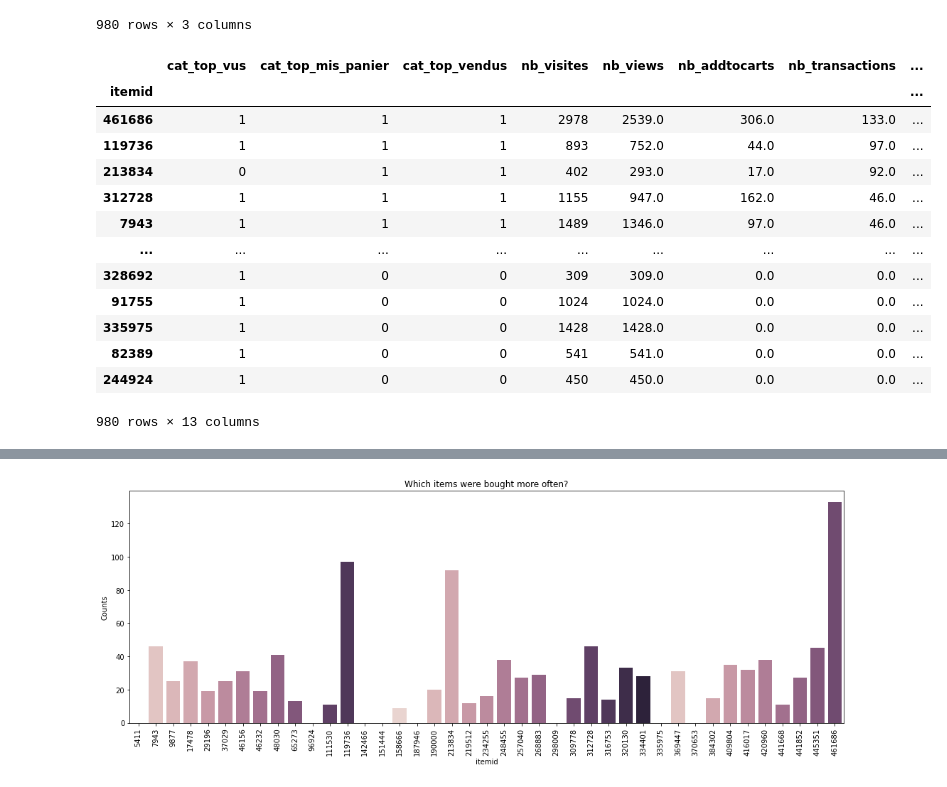
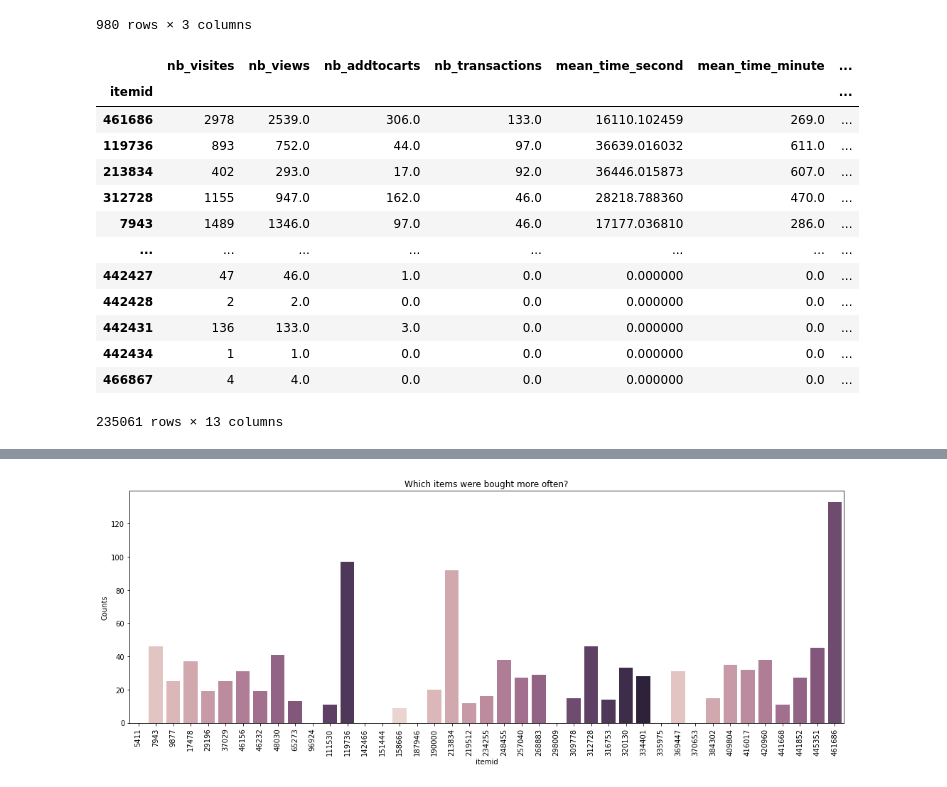
Before and after one commit to soopajot/eCommerce_Customer_Behavior, a Jupyter notebook: time_transaction_items.ipynb, the cells around one changed output, grey strips where cells are left out. Drawn from its saved outputs; the diff is of its cells as text; code cells hidden in the pictures.

Commit message:
update items

```diff
--- a/time_transaction_items.ipynb
+++ b/time_transaction_items.ipynb
@@ -252,21 +272,29 @@ top_produits
 | 466109 | 0 | 0 | 1 |
 980 rows × 3 columns
 # %%
-top_produits_merged = pd.merge(top_produits, time_mean_item, left_index=True, right_index=True, how='left')
+## MERGE LES TABLEAUX
+#top_produits_merged = pd.merge(top_produits, time_mean_item, left_index=True, right_index=True, how='left')
+
+#time_mean_item = time_mean_item.fillna(0)
+top_produits_merged = pd.merge(time_mean_item, top_produits, left_index=True, right_index=True, how='left')
 top_produits_merged = top_produits_merged.sort_values(by=['nb_transactions'], ascending=False)
+top_produits_merged = top_produits_merged.fillna(0)
 top_produits_merged
+
+#top_produits_merged['cat_star'] = top_produits_merged['cat_top_vus'].astype(int) + top_produits_merged['cat_top_mis_panier'].astype(int) + top_produits_merged['cat_top_vendus'].astype(int)
+#top_produits_merged
 # %% [output]
-|  | cat_top_vus | cat_top_mis_panier | cat_top_vendus | nb_visites | nb_views | nb_addtocarts | nb_transactions | ... |
-| itemid |  |  |  |  |  |  |  | ... |
-| 461686 | 1 | 1 | 1 | 2978 | 2539.0 | 306.0 | 133.0 | ... |
-| 119736 | 1 | 1 | 1 | 893 | 752.0 | 44.0 | 97.0 | ... |
-| 213834 | 0 | 1 | 1 | 402 | 293.0 | 17.0 | 92.0 | ... |
-| 312728 | 1 | 1 | 1 | 1155 | 947.0 | 162.0 | 46.0 | ... |
-| 7943 | 1 | 1 | 1 | 1489 | 1346.0 | 97.0 | 46.0 | ... |
-| ... | ... | ... | ... | ... | ... | ... | ... | ... |
-| 328692 | 1 | 0 | 0 | 309 | 309.0 | 0.0 | 0.0 | ... |
-| 91755 | 1 | 0 | 0 | 1024 | 1024.0 | 0.0 | 0.0 | ... |
-| 335975 | 1 | 0 | 0 | 1428 | 1428.0 | 0.0 | 0.0 | ... |
-| 82389 | 1 | 0 | 0 | 541 | 541.0 | 0.0 | 0.0 | ... |
-| 244924 | 1 | 0 | 0 | 450 | 450.0 | 0.0 | 0.0 | ... |
+|  | nb_visites | nb_views | nb_addtocarts | nb_transactions | mean_time_second | mean_time_minute | ... |
+| itemid |  |  |  |  |  |  | ... |
+| 461686 | 2978 | 2539.0 | 306.0 | 133.0 | 16110.102459 | 269.0 | ... |
+| 119736 | 893 | 752.0 | 44.0 | 97.0 | 36639.016032 | 611.0 | ... |
+| 213834 | 402 | 293.0 | 17.0 | 92.0 | 36446.015873 | 607.0 | ... |
+| 312728 | 1155 | 947.0 | 162.0 | 46.0 | 28218.788360 | 470.0 | ... |
+| 7943 | 1489 | 1346.0 | 97.0 | 46.0 | 17177.036810 | 286.0 | ... |
+| ... | ... | ... | ... | ... | ... | ... | ... |
+| 442427 | 47 | 46.0 | 1.0 | 0.0 | 0.000000 | 0.0 | ... |
+| 442428 | 2 | 2.0 | 0.0 | 0.0 | 0.000000 | 0.0 | ... |
+| 442431 | 136 | 133.0 | 3.0 | 0.0 | 0.000000 | 0.0 | ... |
+| 442434 | 1 | 1.0 | 0.0 | 0.0 | 0.000000 | 0.0 | ... |
+| 466867 | 4 | 4.0 | 0.0 | 0.0 | 0.000000 | 0.0 | ... |
-980 rows × 13 columns
+235061 rows × 13 columns
```
Also changed, not shown: parts of 12 cells of this notebook.
